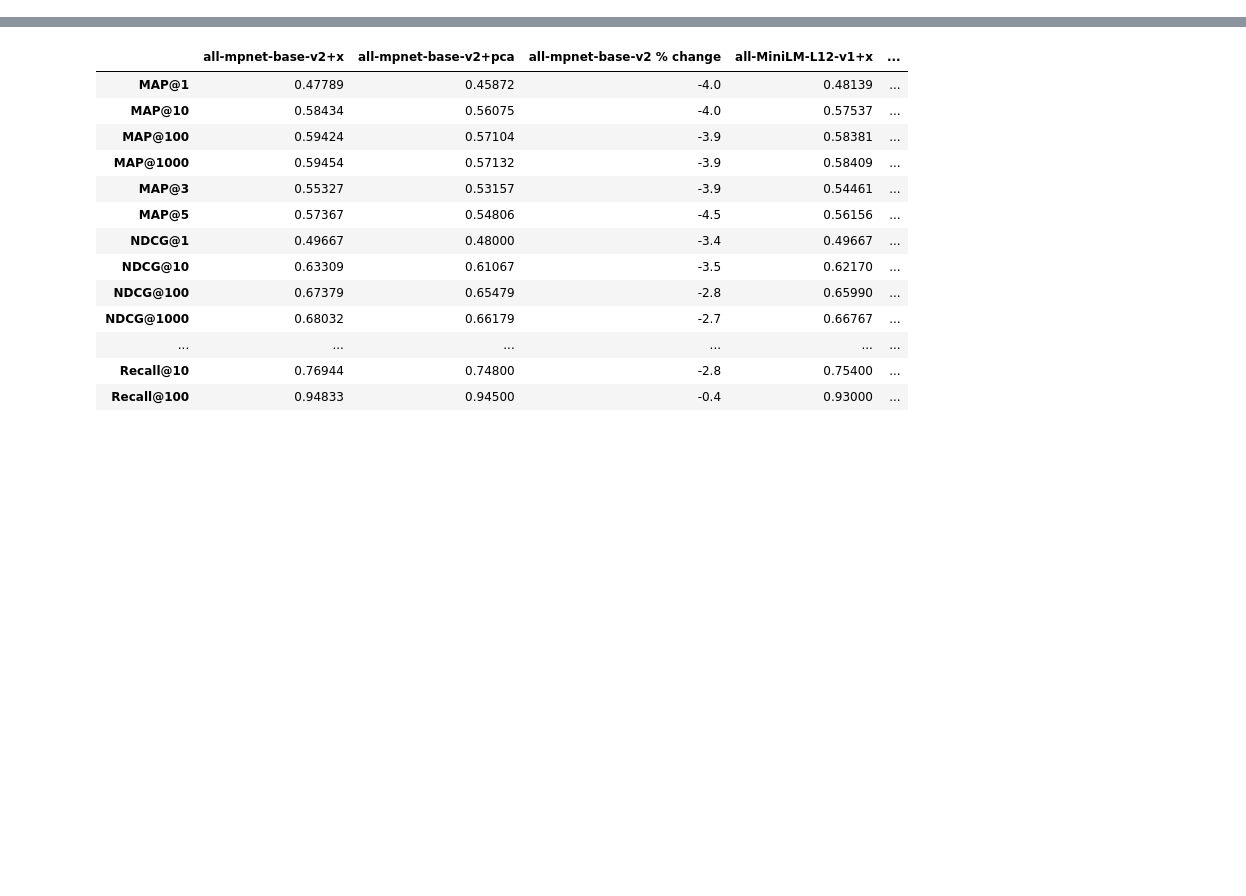
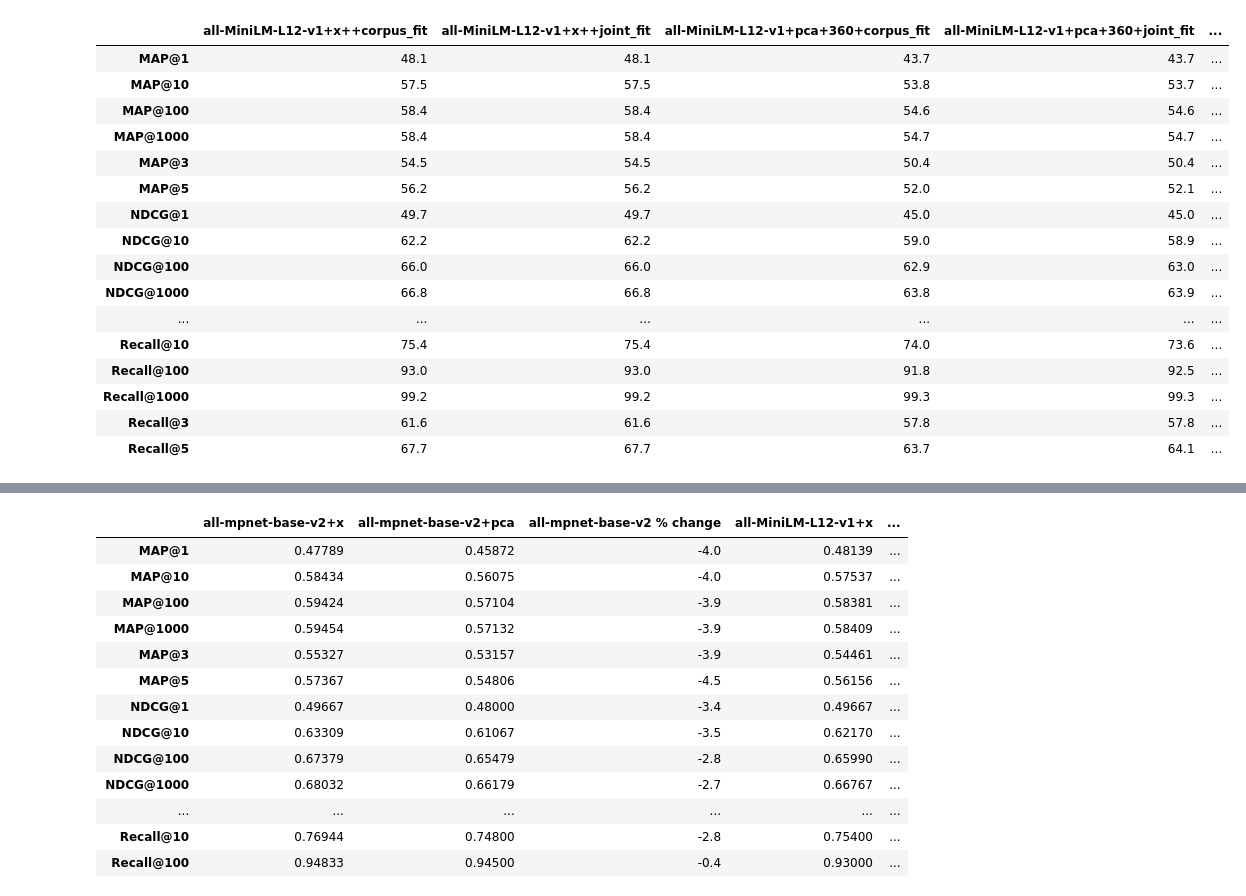
Before and after one commit to LittleDijkstraZ/Analogical_Retrieval, a Jupyter notebook: retrofitting_embeddings.ipynb, the cells around one changed output, grey strips where cells are left out. Drawn from its saved outputs; the diff is of its cells as text; code cells hidden in the pictures; blank space fills up the shorter version.

Commit message:
joint retrieval

```diff
--- a/retrofitting_embeddings.ipynb
+++ b/retrofitting_embeddings.ipynb
@@ -114,0 +253,27 @@ torch.Size([5183, 768])
+# %%
+all_df = pd.concat(df_list, axis=1)
+# all_df.to_csv(f"./RE-results.csv")
+# for model in model_name_list:
+#     col_pca = f"{model}+pca"
+#     col_x = f"{model}+x"
+#     all_df[f"{model} % change"] = ((all_df[col_pca] - all_df[col_x]) / all_df[col_x] * 100).round(1)
+# all_df[sorted(all_df.columns, reverse=True)]
+all_df
+# %% [output]
+|  | all-MiniLM-L12-v1+x++corpus_fit | all-MiniLM-L12-v1+x++joint_fit | all-MiniLM-L12-v1+pca+360+corpus_fit | all-MiniLM-L12-v1+pca+360+joint_fit | ... |
+| MAP@1 | 48.1 | 48.1 | 43.7 | 43.7 | ... |
+| MAP@10 | 57.5 | 57.5 | 53.8 | 53.7 | ... |
+| MAP@100 | 58.4 | 58.4 | 54.6 | 54.6 | ... |
+| MAP@1000 | 58.4 | 58.4 | 54.7 | 54.7 | ... |
+| MAP@3 | 54.5 | 54.5 | 50.4 | 50.4 | ... |
+| MAP@5 | 56.2 | 56.2 | 52.0 | 52.1 | ... |
+| NDCG@1 | 49.7 | 49.7 | 45.0 | 45.0 | ... |
+| NDCG@10 | 62.2 | 62.2 | 59.0 | 58.9 | ... |
+| NDCG@100 | 66.0 | 66.0 | 62.9 | 63.0 | ... |
+| NDCG@1000 | 66.8 | 66.8 | 63.8 | 63.9 | ... |
+| ... | ... | ... | ... | ... | ... |
+| Recall@10 | 75.4 | 75.4 | 74.0 | 73.6 | ... |
+| Recall@100 | 93.0 | 93.0 | 91.8 | 92.5 | ... |
+| Recall@1000 | 99.2 | 99.2 | 99.3 | 99.3 | ... |
+| Recall@3 | 61.6 | 61.6 | 57.8 | 57.8 | ... |
+| Recall@5 | 67.7 | 67.7 | 63.7 | 64.1 | ... |
```
Also changed, not shown: parts of 7 cells of this notebook.
